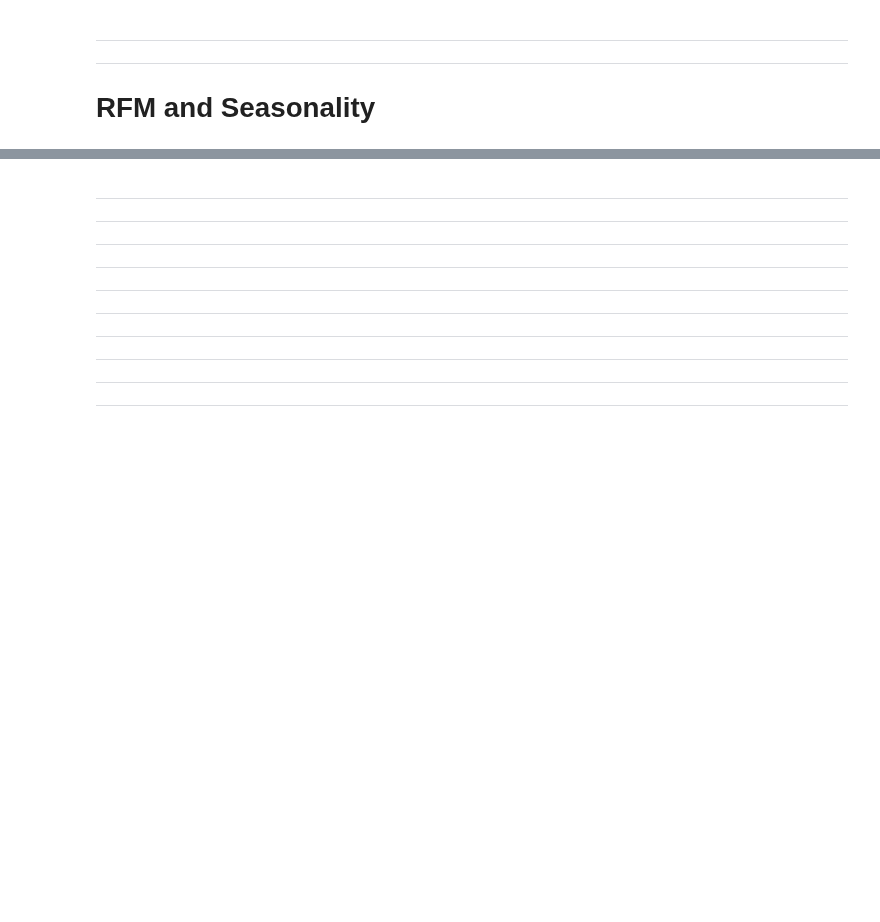
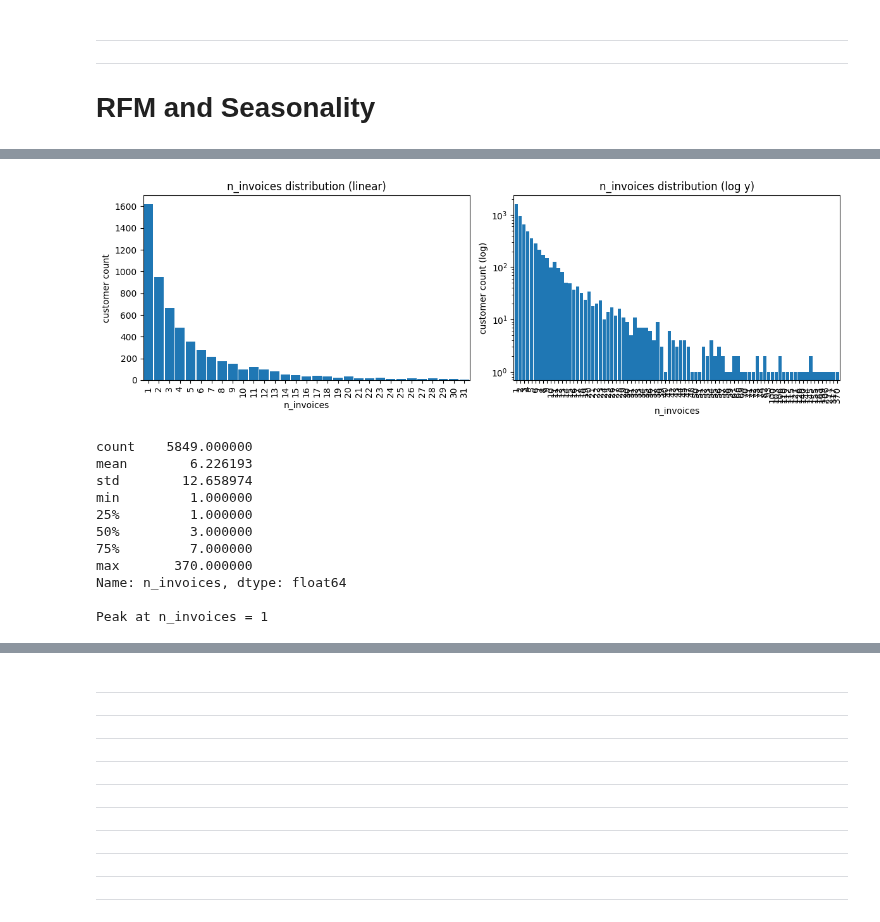
Before and after one commit to sachaplaye/rfm-lifecycle-segmentation, a Jupyter notebook: notebooks/3_data_distributions.ipynb, the cells around one changed output, grey strips where cells are left out. Saved outputs shown, nothing was run; the diff lists cells and outputs as text; code cells hidden in the pictures; blank space fills up the shorter version.

```diff
--- a/notebooks/3_data_distributions.ipynb
+++ b/notebooks/3_data_distributions.ipynb
@@ -669,0 +750,33 @@ print(uniq_region)
+# %%
+import matplotlib.pyplot as plt
+
+# Two views — linear and log-y, so you can see both the peak and the tail
+fig, axes = plt.subplots(1, 2, figsize=(12, 4))
+
+customer['n_invoices'].value_counts().sort_index().plot.bar(ax=axes[0], width=0.9)
+axes[0].set_title('n_invoices distribution (linear)')
+axes[0].set_xlabel('n_invoices'); axes[0].set_ylabel('customer count')
+axes[0].set_xlim(-0.5, 30.5)   # zoom to the dense part
+
+customer['n_invoices'].value_counts().sort_index().plot.bar(ax=axes[1], width=0.9)
+axes[1].set_title('n_invoices distribution (log y)')
+axes[1].set_xlabel('n_invoices'); axes[1].set_ylabel('customer count (log)')
+axes[1].set_yscale('log')
+
+plt.tight_layout(); plt.show()
+
+print(customer['n_invoices'].describe())
+print('\nPeak at n_invoices =', customer['n_invoices'].mode().iloc[0])
+# %% [output]
+[figure, added]
+count    5849.000000
+mean        6.226193
+std        12.658974
+min         1.000000
+25%         1.000000
+50%         3.000000
+75%         7.000000
+max       370.000000
+Name: n_invoices, dtype: float64
+
+Peak at n_invoices = 1
```
Also changed, not shown: parts of 19 cells of this notebook.
